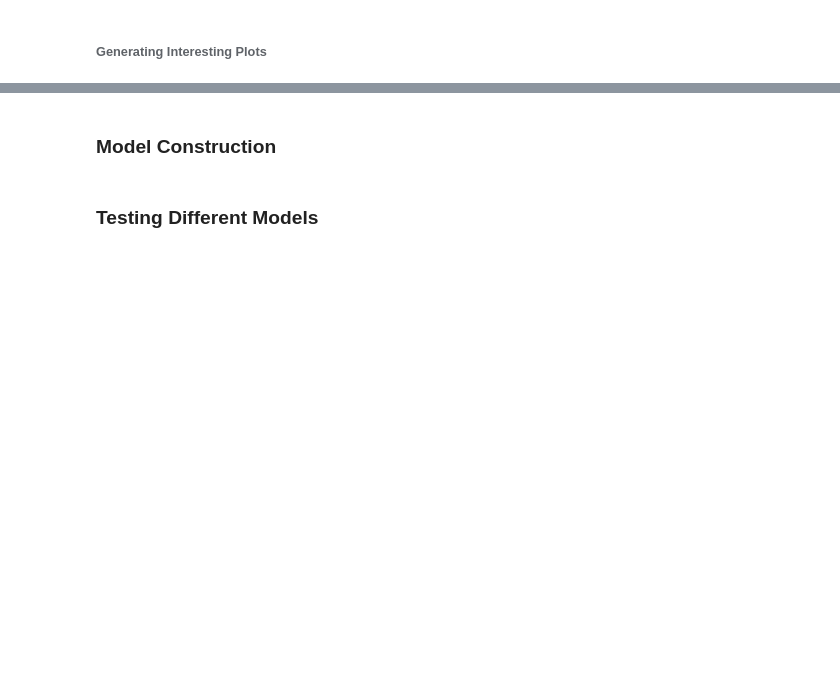
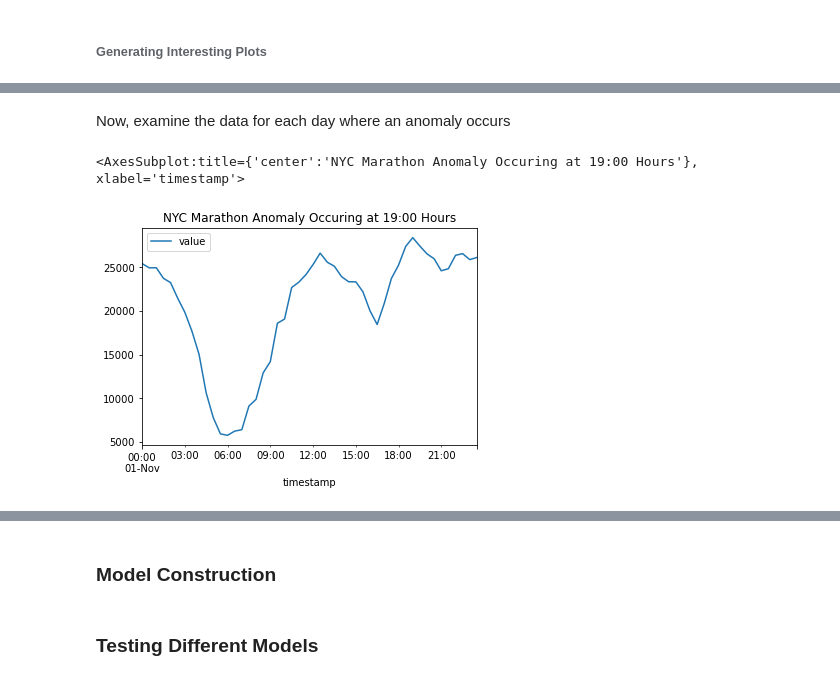
Before and after one commit to benjaminwyss/EECS731D-St-reamsOfAnomalies, a Jupyter notebook: notebooks/1.0-brw-data-exploration-and-modeling.ipynb, the cells around one changed output, grey strips where cells are left out. Drawn from its saved outputs; the diff is of its cells as text; code cells hidden in the pictures; blank space fills up the shorter version.

```diff
--- a/notebooks/1.0-brw-data-exploration-and-modeling.ipynb
+++ b/notebooks/1.0-brw-data-exploration-and-modeling.ipynb
@@ -87,0 +197,7 @@ df.corr()
+# %% [markdown]
+Now, examine the data for each day where an anomaly occurs
+# %%
+df[df.timestamp.dt.date == pd.Timestamp('2014-11-01')].plot(x='timestamp', y='value', title='NYC Marathon Anomaly Occuring at 19:00 Hours')
+# %% [output]
+<AxesSubplot:title={'center':'NYC Marathon Anomaly Occuring at 19:00 Hours'}, xlabel='timestamp'>
+[figure, added]
```
Also changed, not shown: parts of 25 cells of this notebook, 3 other files.
